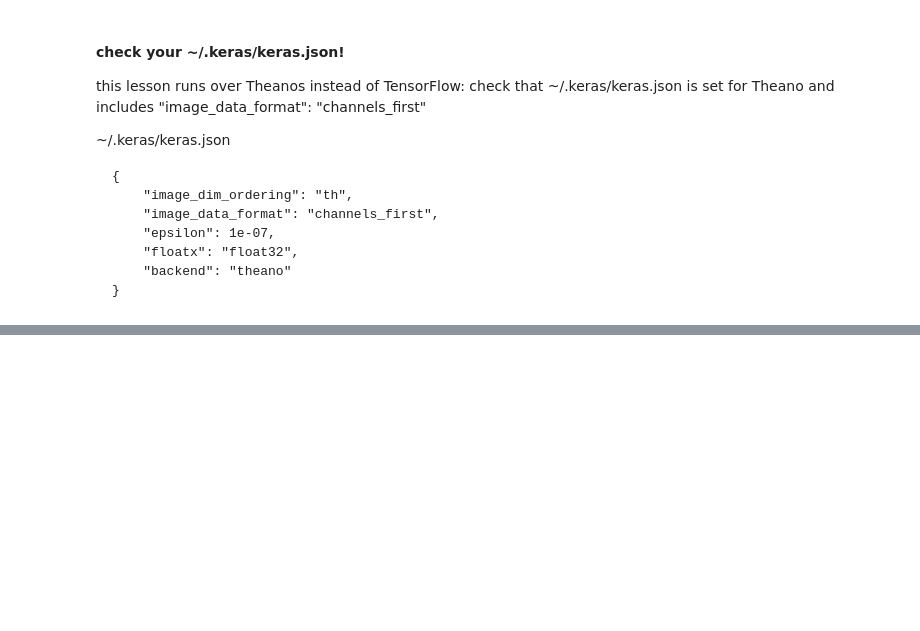
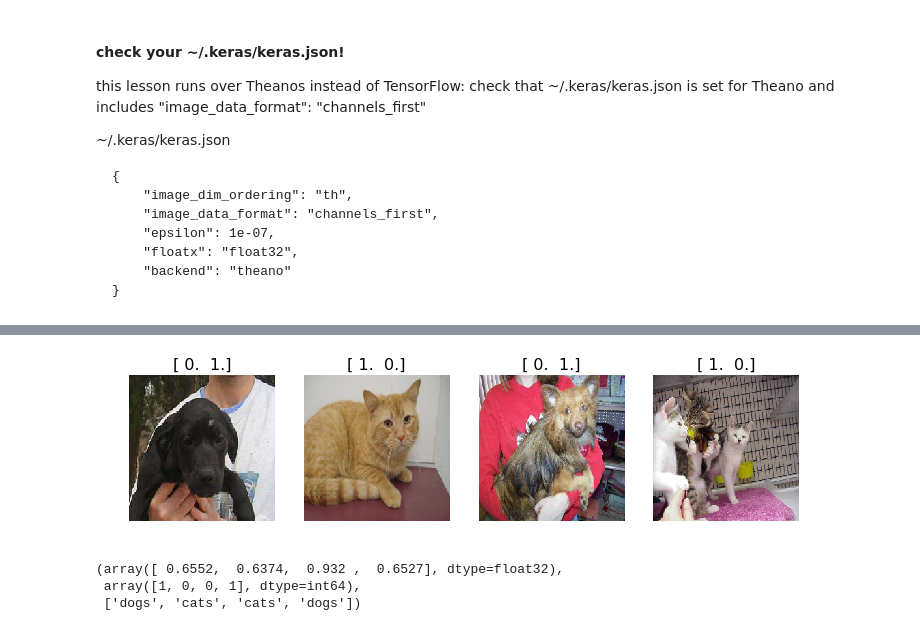
Before and after one commit to LeMans-SchoolofAI/Fast.ai-17, a Jupyter notebook: Fast.ai Lesson 1.ipynb, the cells around one changed output, grey strips where cells are left out. Cells and saved outputs as stored; diff of their text form; code cells hidden in the pictures; blank space fills up the shorter version.

```diff
--- a/Fast.ai Lesson 1.ipynb
+++ b/Fast.ai Lesson 1.ipynb
@@ -76,0 +113,11 @@ KeyboardInterrupt:
+# %%
+imgs,labels = next(batches)
+plots(imgs, titles=labels)
+# %% [output]
+[figure, added]
+# %%
+vgg.predict(imgs, True)
+# %% [output]
+(array([ 0.6552,  0.6374,  0.932 ,  0.6527], dtype=float32),
+ array([1, 0, 0, 1], dtype=int64),
+ ['dogs', 'cats', 'cats', 'dogs'])
```
Also changed, not shown: parts of 15 cells of this notebook.
